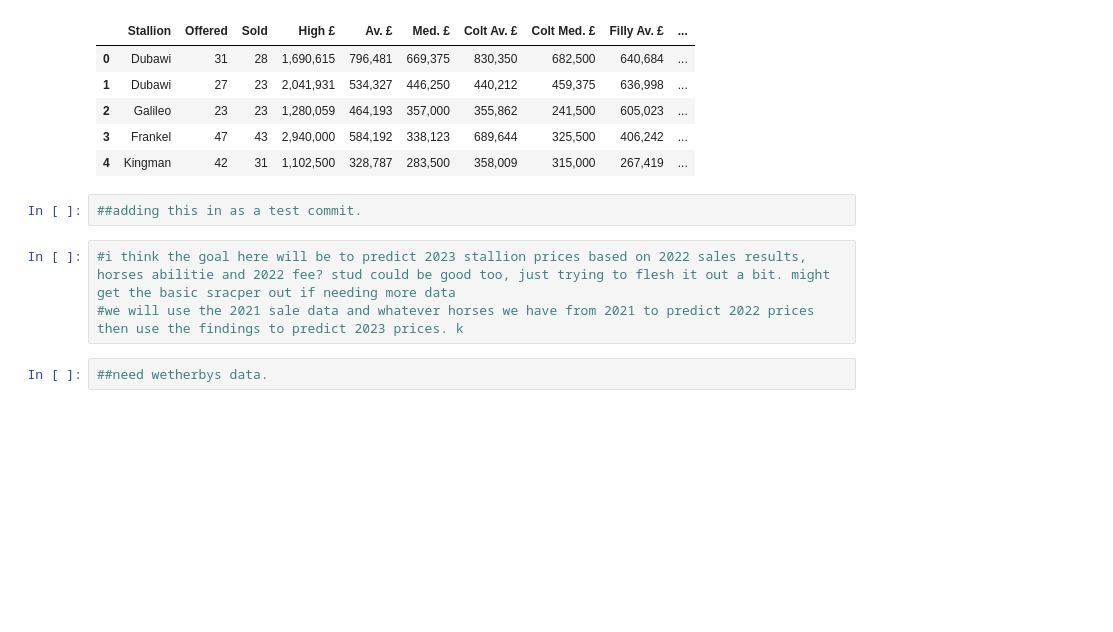
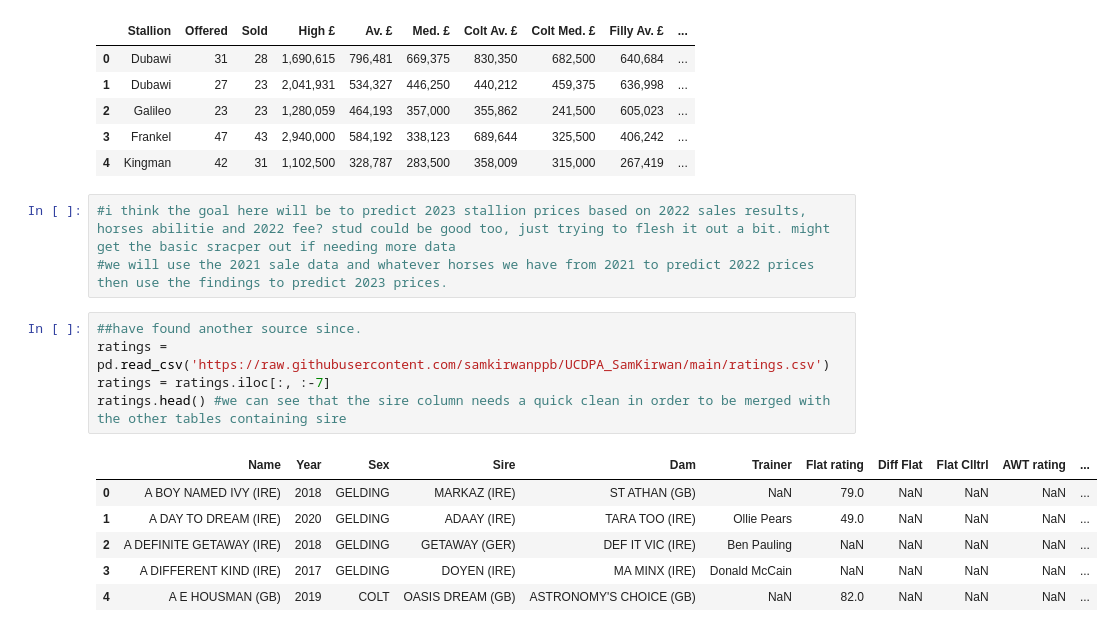
Before and after one commit to samkirwanppb/UCDPA_SamKirwan, a Jupyter notebook: fee_scraper.ipynb, the cells around one changed output. Cells and saved outputs as stored; diff of their text form; blank space fills up the shorter version.

```diff
--- a/fee_scraper.ipynb
+++ b/fee_scraper.ipynb
@@ -189,10 +181,18 @@ yearling_sales.head()
 | 2 | Galileo | 23 | 23 | 1,280,059 | 464,193 | 357,000 | 355,862 | 241,500 | 605,023 | ... |
 | 3 | Frankel | 47 | 43 | 2,940,000 | 584,192 | 338,123 | 689,644 | 325,500 | 406,242 | ... |
 | 4 | Kingman | 42 | 31 | 1,102,500 | 328,787 | 283,500 | 358,009 | 315,000 | 267,419 | ... |
-# %%
-##adding this in as a test commit.
 # %%
 #i think the goal here will be to predict 2023 stallion prices based on 2022 sales results, horses abilitie and 2022 fee? stud could be good too, just trying to flesh it out a bit. might get the basic sracper out if needing more data
-#we will use the 2021 sale data and whatever horses we have from 2021 to predict 2022 prices then use the findings to predict 2023 prices. k
+#we will use the 2021 sale data and whatever horses we have from 2021 to predict 2022 prices then use the findings to predict 2023 prices.
-# %%
-##need wetherbys data.
+# %%
+##have found another source since.
+ratings = pd.read_csv('https://raw.githubusercontent.com/samkirwanppb/UCDPA_SamKirwan/main/ratings.csv')
+ratings = ratings.iloc[:, :-7]
+ratings.head() #we can see that the sire column needs a quick clean in order to be merged with the other tables containing sire
+# %% [output]
+|  | Name | Year | Sex | Sire | Dam | Trainer | Flat rating | Diff Flat | Flat Clltrl | AWT rating | ... |
+| 0 | A BOY NAMED IVY (IRE) | 2018 | GELDING | MARKAZ (IRE) | ST ATHAN (GB) | NaN | 79.0 | NaN | NaN | NaN | ... |
+| 1 | A DAY TO DREAM (IRE) | 2020 | GELDING | ADAAY (IRE) | TARA TOO (IRE) | Ollie Pears | 49.0 | NaN | NaN | NaN | ... |
+| 2 | A DEFINITE GETAWAY (IRE) | 2018 | GELDING | GETAWAY (GER) | DEF IT VIC (IRE) | Ben Pauling | NaN | NaN | NaN | NaN | ... |
+| 3 | A DIFFERENT KIND (IRE) | 2017 | GELDING | DOYEN (IRE) | MA MINX (IRE) | Donald McCain | NaN | NaN | NaN | NaN | ... |
+| 4 | A E HOUSMAN (GB) | 2019 | COLT | OASIS DREAM (GB) | ASTRONOMY'S CHOICE (GB) | NaN | 82.0 | NaN | NaN | NaN | ... |
```
Also changed, not shown: parts of 16 cells of this notebook.
